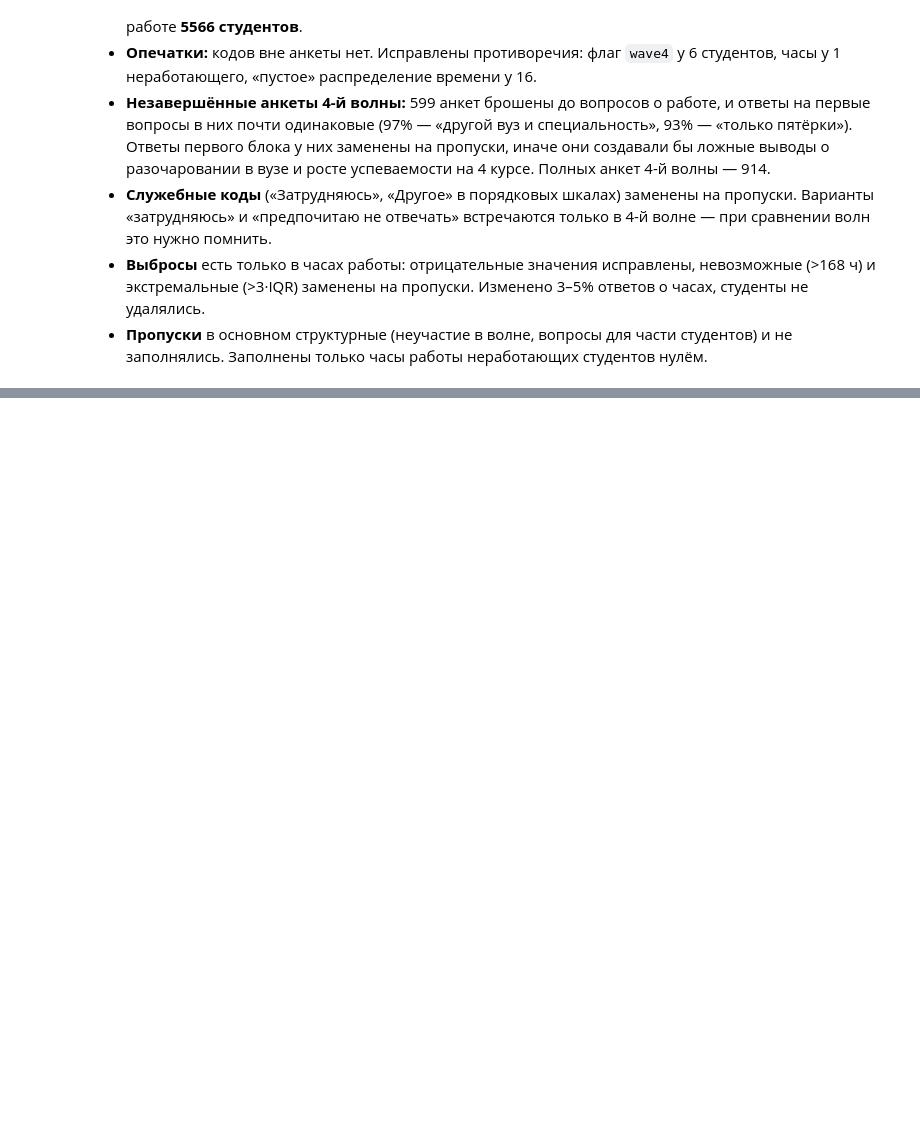
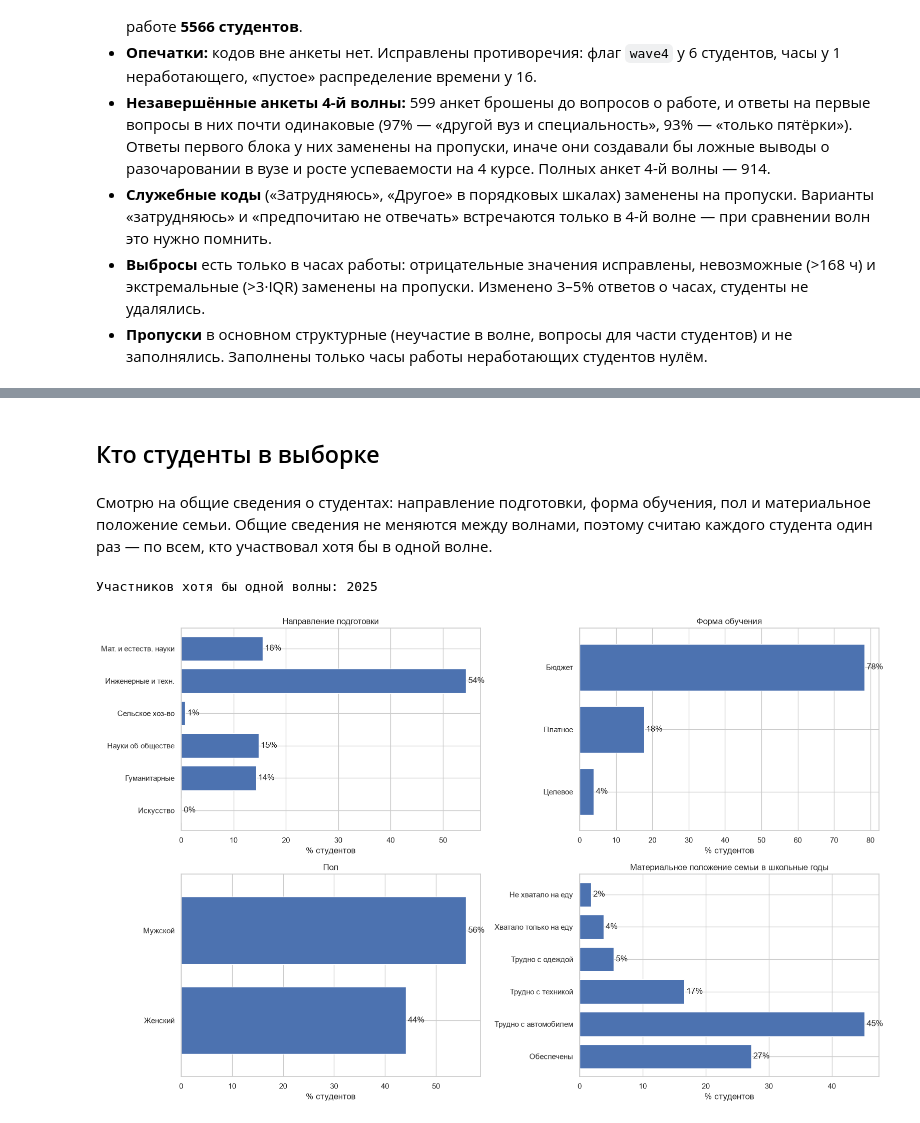
Before and after one commit to petushok08/Higher-Education-Research-Hackathon-2026, a Jupyter notebook: students_work_study_analysis.ipynb, the cells around one changed output, grey strips where cells are left out. Saved outputs shown, nothing was run; the diff lists cells and outputs as text; code cells hidden in the pictures; blank space fills up the shorter version.

```diff
--- a/students_work_study_analysis.ipynb
+++ b/students_work_study_analysis.ipynb
@@ -1169,0 +1267,10 @@ plt.show()
+# %%
+reason_columns = ['dropout2_1', 'dropout2_2', 'dropout2_3', 'dropout2_4', 'dropout2_5', 'dropout2_6', 'dropout2_7']
+
+# студенты, которые не думали об отчислении: у них ни одна причина не отмечена
+no_dropout_thoughts = df_long['dropout1'] == 1
+for column in reason_columns:
+    df_long.loc[no_dropout_thoughts, column] = df_long.loc[no_dropout_thoughts, column].fillna(0)
+
+# проверка: сколько заполненных ответов о причинах в каждой волне
+df_long.groupby('wave')[reason_columns].count()
@@ -1169,0 +1346,28 @@ plt.show()
+# %% [markdown]
+## Кто студенты в выборке
+# %% [markdown]
+Смотрю на общие сведения о студентах: направление подготовки, форма обучения, пол и материальное положение семьи. Общие сведения не меняются между волнами, поэтому считаю каждого студента один раз — по всем, кто участвовал хотя бы в одной волне.
+# %%
+# участники хотя бы одной волны, по одной строке на студента
+participants = df[(df['wave3'] == 1) | (df['wave4'] == 1)].copy()
+participants['all_students'] = 'Все участники'  # одна общая группа, чтобы использовать share_table
+print(f'Участников хотя бы одной волны: {len(participants)}')
+
+charts = [
+    ('bigmajor', 'Направление подготовки'),
+    ('funding', 'Форма обучения'),
+    ('sex', 'Пол'),
+    ('ses1', 'Материальное положение семьи в школьные годы'),
+]
+
+fig, axes = plt.subplots(2, 2, figsize=(16, 10))
+for ax, (column, title) in zip(axes.flat, charts):
+    table = share_table(participants, column, by='all_students')
+    plot_shares(table, title, ax=ax)
+    ax.get_legend().remove()  # легенда не нужна: группа одна
+    ax.bar_label(ax.containers[0], fmt='%.0f%%', padding=3)  # подписи процентов у столбиков
+plt.tight_layout()
+plt.show()
+# %% [output]
+Участников хотя бы одной волны: 2025
+[figure, added]
```
Also changed, not shown: parts of 102 cells of this notebook, 2 other files.
